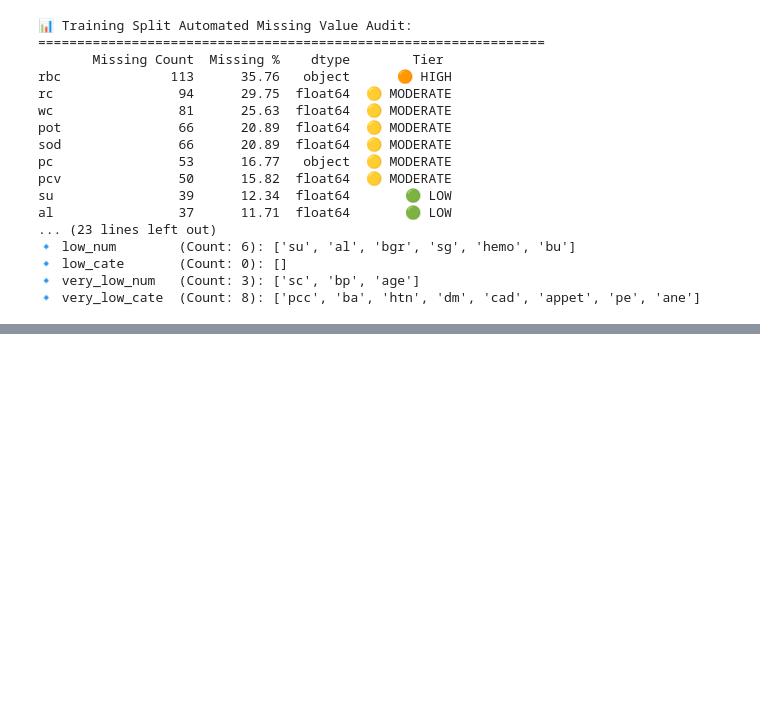
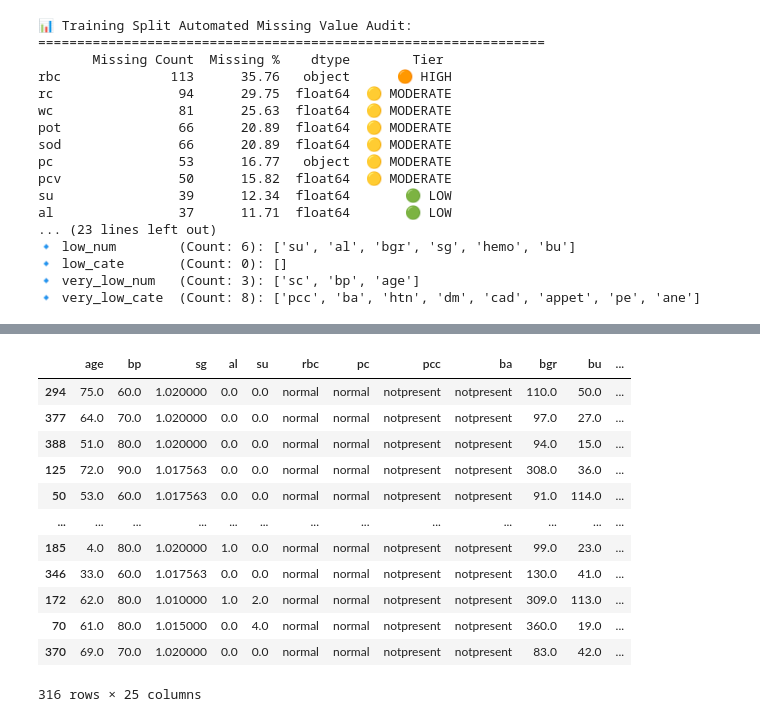
Before and after one commit to ShabeebMhd/CKD_Capstone-Project, a Jupyter notebook: Preprocessing_myself.ipynb, the cells around one changed output, grey strips where cells are left out. Drawn from its saved outputs; the diff is of its cells as text; code cells hidden in the pictures; blank space fills up the shorter version.

```diff
--- a/Preprocessing_myself.ipynb
+++ b/Preprocessing_myself.ipynb
@@ -928,17 +766,0 @@ def transform_imputation_pipeline(dataframe):
-# %%
-# 1. Fit the entire metadata logic on training splits
-fit_imputation_pipeline(X_train, imputation_configs)
-
-# 2. Transform datasets using the trained logic
-X_train_clean = transform_imputation_pipeline(X_train)
-X_test_clean  = transform_imputation_pipeline(X_test)
-
-# ==========================================
-# SANITY CHECK VERIFICATION
-# ==========================================
-print("\n🚨 Verification Diagnostics:")
-print("=" * 45)
-print("Total Blanks Remaining in Train:", X_train_clean.isna().sum().sum())
-print("Total Blanks Remaining in Test: ", X_test_clean.isna().sum().sum())
-print("\nGenerated Missingness Tracking Flags:")
-print([col for col in X_train_clean.columns if '_is_missing' in col])
@@ -1019,0 +872,16 @@ dtype: int64
+# %%
+X_train_clean
+# %% [output]
+|  | age | bp | sg | al | su | rbc | pc | pcc | ba | bgr | bu | ... |
+| 294 | 75.0 | 60.0 | 1.020000 | 0.0 | 0.0 | normal | normal | notpresent | notpresent | 110.0 | 50.0 | ... |
+| 377 | 64.0 | 70.0 | 1.020000 | 0.0 | 0.0 | normal | normal | notpresent | notpresent | 97.0 | 27.0 | ... |
+| 388 | 51.0 | 80.0 | 1.020000 | 0.0 | 0.0 | normal | normal | notpresent | notpresent | 94.0 | 15.0 | ... |
+| 125 | 72.0 | 90.0 | 1.017563 | 0.0 | 0.0 | normal | normal | notpresent | notpresent | 308.0 | 36.0 | ... |
+| 50 | 53.0 | 60.0 | 1.017563 | 0.0 | 0.0 | normal | normal | notpresent | notpresent | 91.0 | 114.0 | ... |
+| ... | ... | ... | ... | ... | ... | ... | ... | ... | ... | ... | ... | ... |
+| 185 | 4.0 | 80.0 | 1.020000 | 1.0 | 0.0 | normal | normal | notpresent | notpresent | 99.0 | 23.0 | ... |
+| 346 | 33.0 | 60.0 | 1.017563 | 0.0 | 0.0 | normal | normal | notpresent | notpresent | 130.0 | 41.0 | ... |
+| 172 | 62.0 | 80.0 | 1.010000 | 1.0 | 2.0 | normal | normal | notpresent | notpresent | 309.0 | 113.0 | ... |
+| 70 | 61.0 | 80.0 | 1.015000 | 0.0 | 4.0 | normal | normal | notpresent | notpresent | 360.0 | 19.0 | ... |
+| 370 | 69.0 | 70.0 | 1.020000 | 0.0 | 0.0 | normal | normal | notpresent | notpresent | 83.0 | 42.0 | ... |
+316 rows × 25 columns
```
Also changed, not shown: parts of 12 cells of this notebook.
